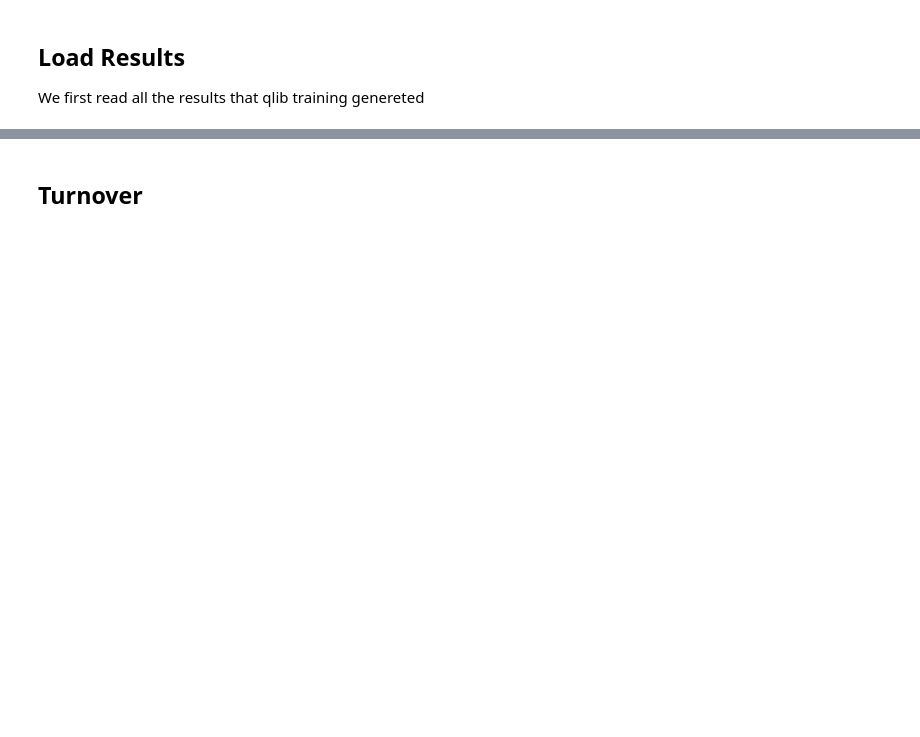
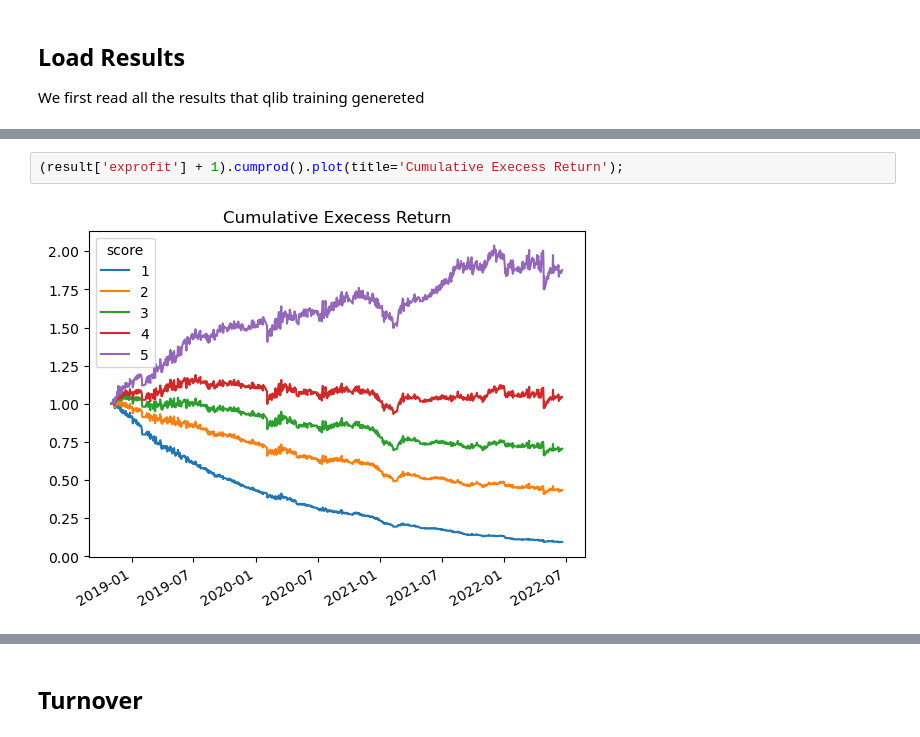
Before and after one commit to ppoak/dataforge_back, a Jupyter notebook: qlib_/valuation.ipynb, the cells around one changed output, grey strips where cells are left out. Saved outputs shown, nothing was run; the diff lists cells and outputs as text; blank space fills up the shorter version.

```diff
--- a/qlib_/valuation.ipynb
+++ b/qlib_/valuation.ipynb
@@ -51,0 +44,4 @@ mmd.plot();
+# %%
+(result['exprofit'] + 1).cumprod().plot(title='Cumulative Execess Return');
+# %% [output]
+[figure, added]
```
Also changed, not shown: parts of 21 cells of this notebook, 1 other file.
